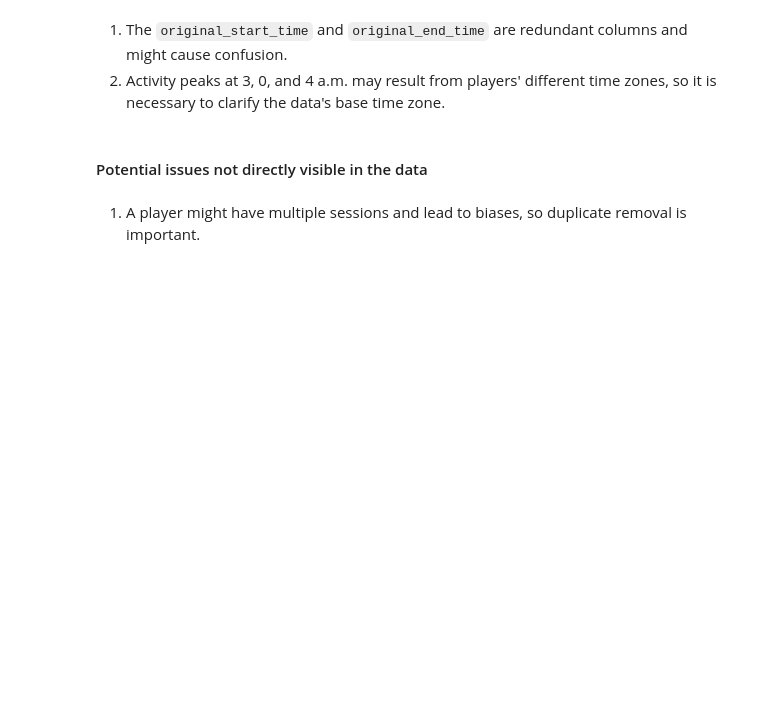
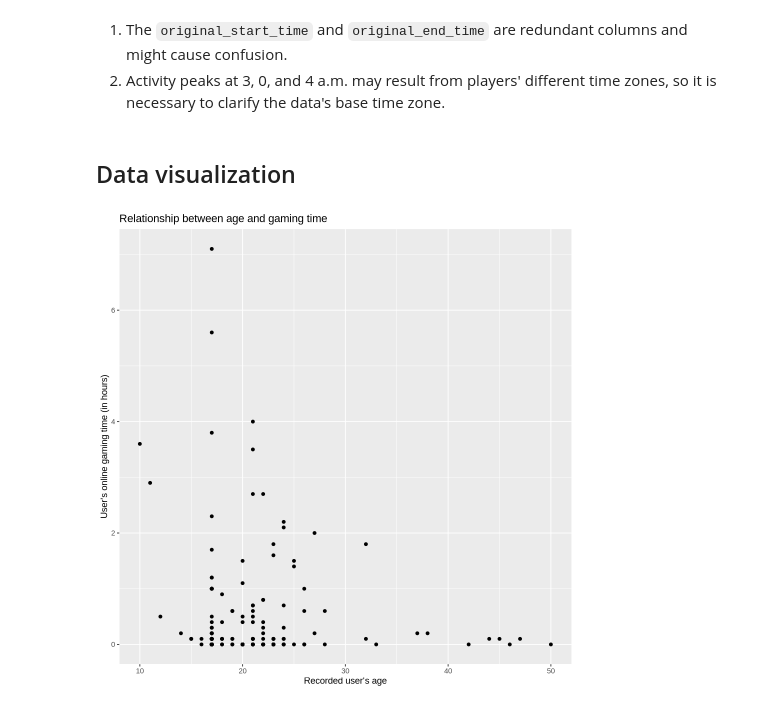
Before and after one commit to YuanYuan-06/dsci-Individualplan, a Jupyter notebook: individual plan project.ipynb, the cells around one changed output. Saved outputs shown, nothing was run; the diff lists cells and outputs as text; code cells hidden in the pictures; blank space fills up the shorter version.

Commit message:
commit4: Data visualization
Create two scatter plots, one bar plot, and a table to analyze variables.

```diff
--- a/individual plan project.ipynb
+++ b/individual plan project.ipynb
@@ -292,6 +283,16 @@ The variables are:
 1. The `original_start_time` and `original_end_time` are redundant columns and might cause confusion.
 2. Activity peaks at 3, 0, and 4 a.m. may result from players' different time zones, so it is necessary to clarify the data's base time zone.
 # %% [markdown]
-#### Potential issues not directly visible in the data
+## Data visualization
-# %% [markdown]
-1. A player might have multiple sessions and lead to biases, so duplicate removal is important.
+# %%
+options(repr.plot.width=8, repr.plot.height =8)
+players_age_playedhours <- players |>
+filter(played_hours <= 10 & Age <= 50)|>
+ggplot(aes(x=Age,y=played_hours))+
+geom_point()+
+labs(x="Recorded user's age",
+     y="User's online gaming time (in hours)",
+    title= "Relationship between age and gaming time")
+players_age_playedhours
+# %% [output]
+[figure, added]
```
Also changed, not shown: parts of 4 cells of this notebook.
